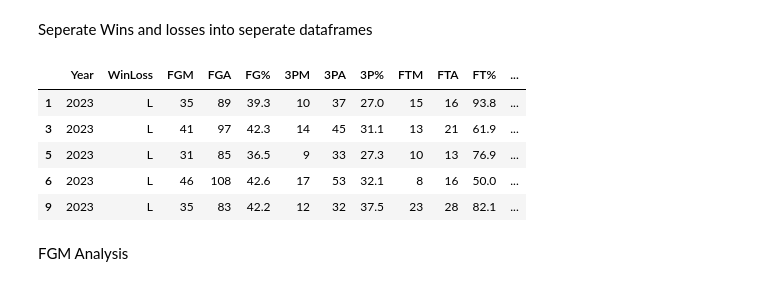
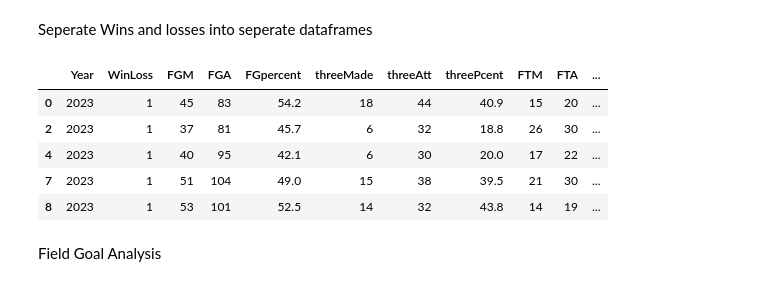
Before and after one commit to parathan/NBAMatchups, a Jupyter notebook: ML/Data Exploration and Visualisation.ipynb, the cells around one changed output. Cells and saved outputs as stored; diff of their text form; code cells hidden in the pictures.

```diff
--- a/ML/Data Exploration and Visualisation.ipynb
+++ b/ML/Data Exploration and Visualisation.ipynb
@@ -44,13 +44,15 @@ df.head()
 # %% [markdown]
 Seperate Wins and losses into seperate dataframes
 # %%
-df = df.rename(columns={'W/L': 'WinLoss'})
-wins = df[df.WinLoss=='W']
-losses = df[df.WinLoss=='L']
+df = df.rename(columns={'W/L': 'WinLoss', 'FG%': "FGpercent", '3P%':'threePcent', '3PM':'threeMade', '3PA':'threeAtt', 'FT%':'ftpercent'})
+df['WinLoss'] = df['WinLoss'].replace({'W': 1, 'L': 0})
+wins = df[df.WinLoss==1]
+losses = df[df.WinLoss==0]
+wins.head()
 # %% [output]
-|  | Year | WinLoss | FGM | FGA | FG% | 3PM | 3PA | 3P% | FTM | FTA | FT% | ... |
-| 1 | 2023 | L | 35 | 89 | 39.3 | 10 | 37 | 27.0 | 15 | 16 | 93.8 | ... |
-| 3 | 2023 | L | 41 | 97 | 42.3 | 14 | 45 | 31.1 | 13 | 21 | 61.9 | ... |
-| 5 | 2023 | L | 31 | 85 | 36.5 | 9 | 33 | 27.3 | 10 | 13 | 76.9 | ... |
-| 6 | 2023 | L | 46 | 108 | 42.6 | 17 | 53 | 32.1 | 8 | 16 | 50.0 | ... |
-| 9 | 2023 | L | 35 | 83 | 42.2 | 12 | 32 | 37.5 | 23 | 28 | 82.1 | ... |
+|  | Year | WinLoss | FGM | FGA | FGpercent | threeMade | threeAtt | threePcent | FTM | FTA | ... |
+| 0 | 2023 | 1 | 45 | 83 | 54.2 | 18 | 44 | 40.9 | 15 | 20 | ... |
+| 2 | 2023 | 1 | 37 | 81 | 45.7 | 6 | 32 | 18.8 | 26 | 30 | ... |
+| 4 | 2023 | 1 | 40 | 95 | 42.1 | 6 | 30 | 20.0 | 17 | 22 | ... |
+| 7 | 2023 | 1 | 51 | 104 | 49.0 | 15 | 38 | 39.5 | 21 | 30 | ... |
+| 8 | 2023 | 1 | 53 | 101 | 52.5 | 14 | 32 | 43.8 | 14 | 19 | ... |
@@ -57,2 +73,2 @@ losses = df[df.WinLoss=='L']
 # %% [markdown]
-FGM Analysis
+Field Goal Analysis
```
Also changed, not shown: parts of 8 cells of this notebook.
